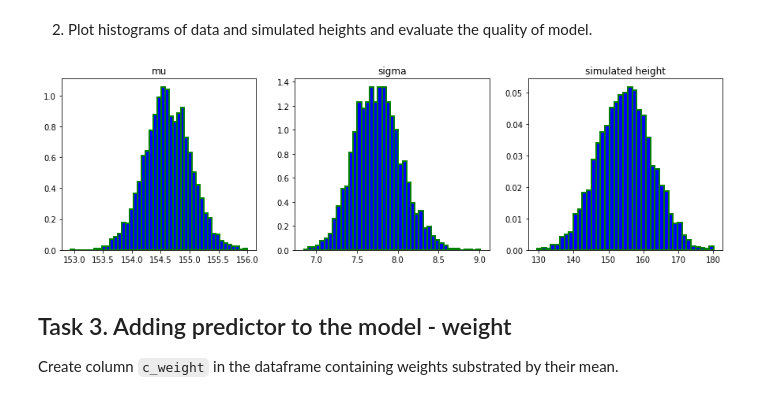
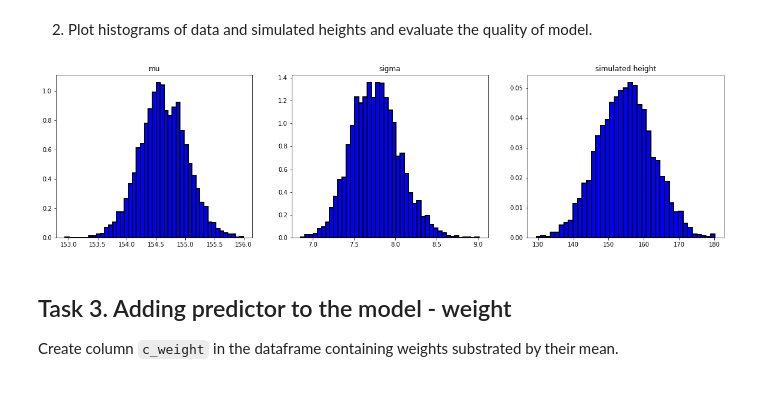
Before and after one commit to DanieloSendi/LaboratoryClasses_Data_Analitycs, a Jupyter notebook: Lab_4_Linear_models_modelling_height_of_Kung_people/Lab_4_Linear_models_modelling_height_of_Kung.ipynb, the cells around one changed output. Cells and saved outputs as stored; diff of their text form; code cells hidden in the pictures.

```diff
--- a/Lab_4_Linear_models_modelling_height_of_Kung_people/Lab_4_Linear_models_modelling_height_of_Kung.ipynb
+++ b/Lab_4_Linear_models_modelling_height_of_Kung_people/Lab_4_Linear_models_modelling_height_of_Kung.ipynb
@@ -184,16 +184,16 @@ plt.show()
 # %% [markdown]
 2. Plot histograms of data and simulated heights and evaluate the quality of model.
 # %%
-fig, axes = plt.subplots(1, 3, figsize=(15, 4))
-axes[0].hist(mu, bins='auto', density=True, color = 'blue', edgecolor='green',linewidth=2)
+fig, axes = plt.subplots(1, 3, figsize=(20, 5))
+axes[0].hist(mu, bins='auto', density=True, color = 'blue', edgecolor='black',linewidth=2)
 axes[0].set_title('mu')
-axes[1].hist(sigma, bins='auto', density=True, color = 'blue', edgecolor='green',linewidth=2)
+axes[1].hist(sigma, bins='auto', density=True, color = 'blue', edgecolor='black',linewidth=2)
 axes[1].set_title('sigma')
-axes[2].hist(height, bins='auto', density=True, color = 'blue', edgecolor='green',linewidth=2)
+axes[2].hist(height, bins='auto', density=True, color = 'blue', edgecolor='black',linewidth=2)
 axes[2].set_title('simulated height')
 plt.show()
 # %% [output]
-[figure, old version]
+[figure, new version]
 # %% [markdown]
 ## Task 3. Adding predictor to the model - weight
 
```
Also changed, not shown: parts of 14 cells of this notebook, 3 other files.
